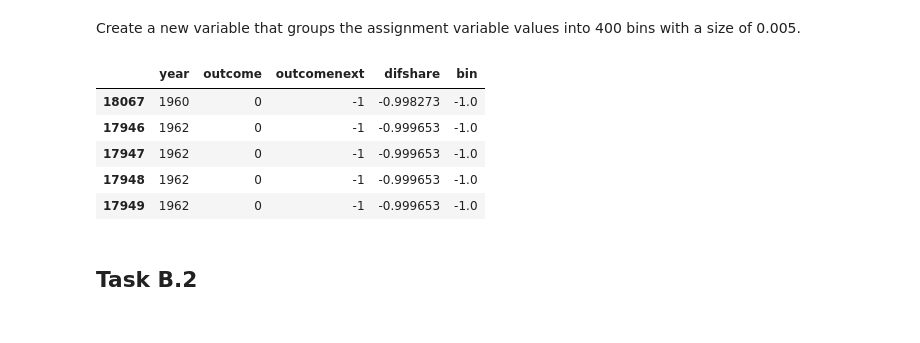
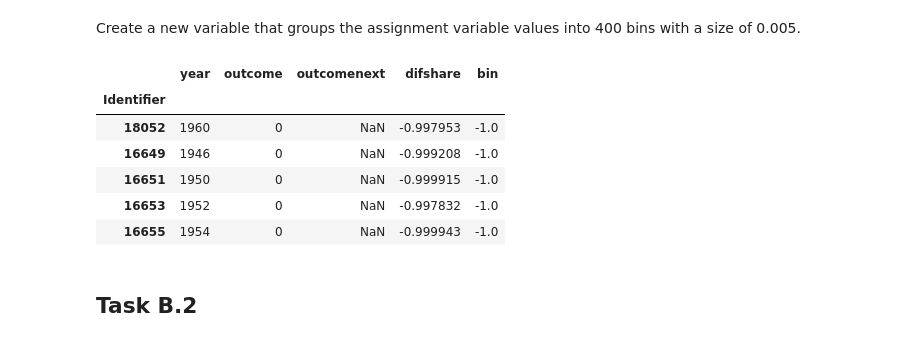
Before and after one commit to OpenSourceEconomics/ose-course-data-science, a Jupyter notebook: problem-sets/regression-discontinuity-design/notebook.ipynb, the cells around one changed output. Cells and saved outputs as stored; diff of their text form; code cells hidden in the pictures.

```diff
--- a/problem-sets/regression-discontinuity-design/notebook.ipynb
+++ b/problem-sets/regression-discontinuity-design/notebook.ipynb
@@ -38,0 +29,9 @@ df.head()
+# %%
+df = pd.read_stata("data/individ_final.dta")
+df.index.set_names("Identifier", inplace=True)
+df.head()
+
+# Better handling of missing values
+df.replace({'outcomenext': {-1: np.nan}}, inplace=True)
+
+df.shape
@@ -67,19 +68,17 @@ A major advantage of the RD design over competing methods is its transparency, w
 # %% [markdown]
 Create a new variable that groups the assignment variable values into 400 bins with a size of 0.005.
 # %%
-labels = np.linspace(-1, 1, num=400)
-bins = np.linspace(-1, 1, num=401)
-
-df["bin"] = pd.cut(df["difshare"], bins, labels=labels)
+df["bin"] = pd.cut(df["difshare"], 400, labels=False) / 200 - 1
 df.sort_values(by="bin", inplace=True)
 df.head()
 # %% [output]
 |  | year | outcome | outcomenext | difshare | bin |
-| 18067 | 1960 | 0 | -1 | -0.998273 | -1.0 |
-| 17946 | 1962 | 0 | -1 | -0.999653 | -1.0 |
-| 17947 | 1962 | 0 | -1 | -0.999653 | -1.0 |
-| 17948 | 1962 | 0 | -1 | -0.999653 | -1.0 |
-| 17949 | 1962 | 0 | -1 | -0.999653 | -1.0 |
+| Identifier |  |  |  |  |  |
+| 18052 | 1960 | 0 | NaN | -0.997953 | -1.0 |
+| 16649 | 1946 | 0 | NaN | -0.999208 | -1.0 |
+| 16651 | 1950 | 0 | NaN | -0.999915 | -1.0 |
+| 16653 | 1952 | 0 | NaN | -0.997832 | -1.0 |
+| 16655 | 1954 | 0 | NaN | -0.999943 | -1.0 |
 # %% [markdown]
 ## Task B.2
 # %% [markdown]
```
Also changed, not shown: parts of 18 cells of this notebook, 4 other files.
